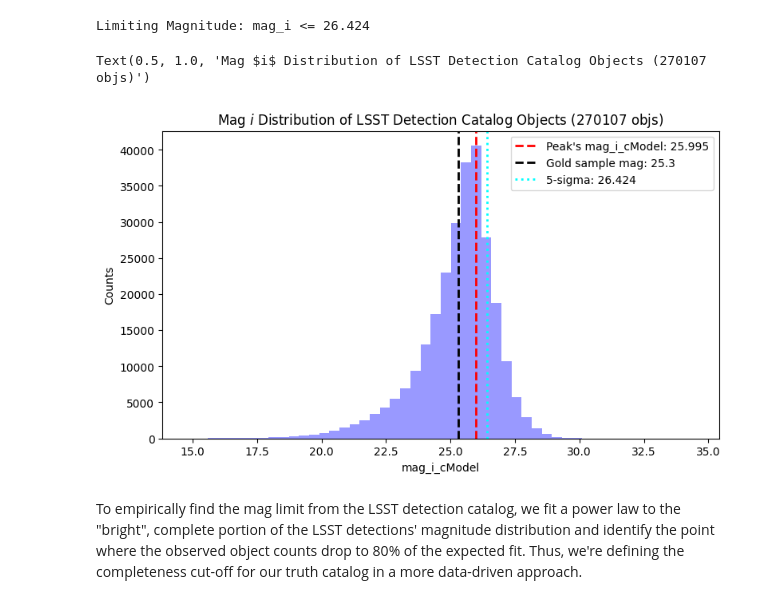
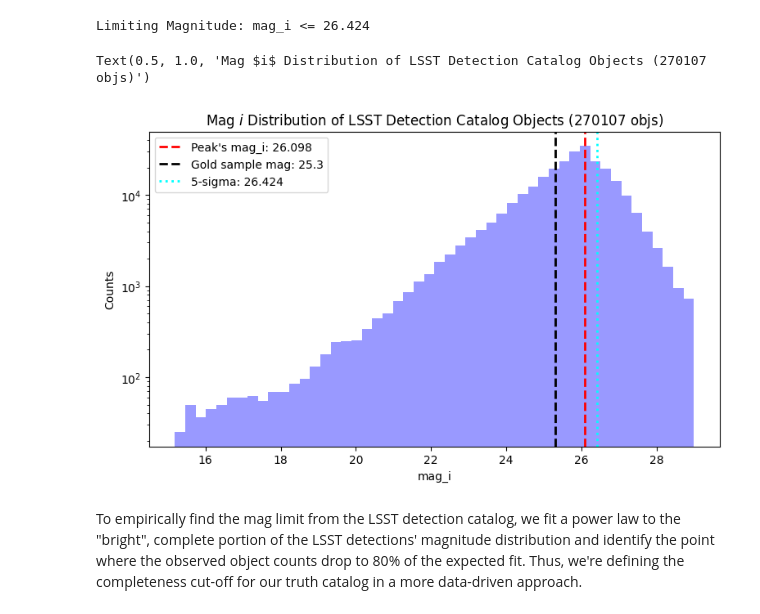
Before and after one commit to grantmerz/DeepDISC_Roman_Rubin, a Jupyter notebook: test_cats.ipynb, the cells around one changed output. Saved outputs shown, nothing was run; the diff lists cells and outputs as text; code cells hidden in the pictures.

```diff
--- a/test_cats.ipynb
+++ b/test_cats.ipynb
@@ -161,3 +183,6 @@ print(len(np.unique(clean_det_cat.objectId.values)), f"unique objects in the cle
 # %%
+# Jan 14th - need to make sure that the catalog you save has the flux and shape columns in the detection catalog (should be 139 columns in total)
+# if not go to NERSC and grab them from the full det cat using objectId column and merge them in here before saving
 # let's save this clean det catalog since we no longer need to filter it again
-clean_det_cat.to_json(f'{os.path.expanduser("~")}/lsst_runs/{run_name}/test_cats/test_det_cat.json', orient='records')
+clean_det_cat = clean_det_cat.reset_index(drop=True) # reset index before saving
+clean_det_cat.to_json(f'{test_cats_dir}test_det_cat.json', orient='records')
@@ -163,0 +270,10 @@ clean_det_cat.to_json(f'{os.path.expanduser("~")}/lsst_runs/{run_name}/test_cats
+# %%
+# does clean_det_cat['mag_i'] have any NaNs?
+print(clean_det_cat['mag_i'].isna().sum(), " NaNs in mag_i")
+# does clean_det_cat['mag_{band}_cModel'] have any NaNs for all bands?
+band = ['u', 'g', 'r', 'i', 'z', 'y']
+for b in band:
+    print("---")
+    print(clean_det_cat[f'mag_{b}_cModel'].isna().sum(), f" NaNs in mag_{b}_cModel")
+    # are those NaNs for stars aka extendedness == 0?
+    print(len(clean_det_cat[clean_det_cat[f'mag_{b}_cModel'].isna() & (clean_det_cat['extendedness'] == 0)]), f" NaNs in mag_{b}_cModel for stars")
@@ -218,26 +357,27 @@ print(f"Limiting Magnitude: mag_i <= {given_mag_limit:.3f}")  # 26.42
 # %% [output]
 Limiting Magnitude: mag_i <= 26.424
 # %%
-counts, bin_edges = np.histogram(clean_det_cat[np.isfinite(clean_det_cat['mag_i_cModel'])]['mag_i_cModel'], bins=50)
+counts, bin_edges = np.histogram(clean_det_cat[np.isfinite(clean_det_cat['mag_i'])]['mag_i'], bins=50)
 # bin with highest count
 peak_bin_index = np.argmax(counts)
 # since bin edges give you (bins+1) edges, we do +1 to get center of peak bin
 peak_mag = (bin_edges[peak_bin_index] + bin_edges[peak_bin_index + 1]) / 2
 plt.figure(figsize=(9, 5))
-plt.xlabel('mag_i_cModel')
+plt.xlabel('mag_i')
 plt.ylabel('Counts')
-# plt.axvline(np.mean(clean_det_cat['mag_i_cModel']), color='green', linestyle='solid',
-#             linewidth='2', label=f'Mean mag_i_cModel: {np.mean(clean_det_cat["mag_i_cModel"]):.3f}')
+# plt.axvline(np.mean(clean_det_cat['mag_i']), color='green', linestyle='solid',
+#             linewidth='2', label=f'Mean mag_i: {np.mean(clean_det_cat["mag_i"]):.3f}')
 plt.axvline(peak_mag, color='red', linestyle='dashed', linewidth='2',
-            label=f"Peak's mag_i_cModel: {peak_mag:.3f}")
+            label=f"Peak's mag_i: {peak_mag:.3f}")
 plt.axvline(25.3, color='black', linestyle='--', linewidth='2', label=f'Gold sample mag: 25.3')
 plt.axvline(given_mag_limit, color='cyan', linestyle=':', linewidth='2', label=f'5-sigma: {given_mag_limit:.3f}')
-plt.hist(clean_det_cat['mag_i_cModel'], bins=50, alpha=0.4, color='blue')
+plt.hist(clean_det_cat['mag_i'], bins=50, alpha=0.4, color='blue')
+plt.yscale('log')
 plt.legend()
 plt.title(f"Mag $i$ Distribution of LSST Detection Catalog Objects ({len(clean_det_cat)} objs)")
 # %% [output]
 Text(0.5, 1.0, 'Mag $i$ Distribution of LSST Detection Catalog Objects (270107 objs)')
-[figure, old version]
+[figure, new version]
 # %% [markdown]
 To empirically find the mag limit from the LSST detection catalog, we fit a power law to the "bright", complete portion of the LSST detections' magnitude distribution and identify the point where the observed object counts drop to 80% of the expected fit. Thus, we're defining the completeness cut-off for our truth catalog in a more data-driven approach.
 # %%
```
Also changed, not shown: parts of 83 cells of this notebook.
